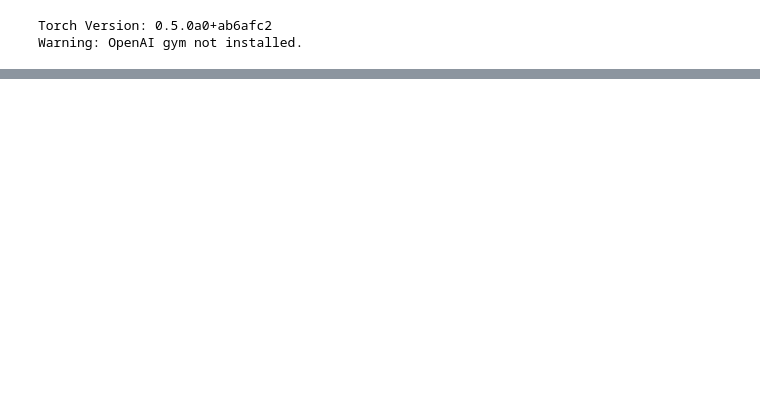
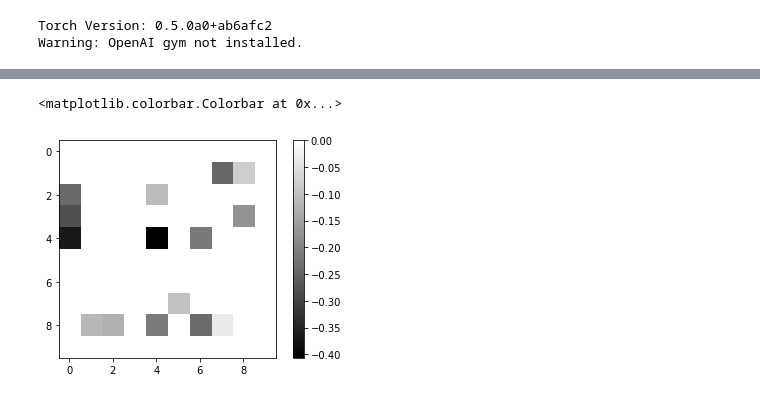
Before and after one commit to yrevar/InverseRL, a Jupyter notebook: Environments/NavigationGridWorld/NavigationGridWorld_NonLinearFeatures.ipynb, the cells around one changed output, grey strips where cells are left out. Saved outputs shown, nothing was run; the diff lists cells and outputs as text; code cells hidden in the pictures; blank space fills up the shorter version.

```diff
--- a/Environments/NavigationGridWorld/NavigationGridWorld_NonLinearFeatures.ipynb
+++ b/Environments/NavigationGridWorld/NavigationGridWorld_NonLinearFeatures.ipynb
@@ -448,0 +831,29 @@ Text(0.5,1,'Features')
+# %%
+phi = non_linear_phi
+phi_fn = lambda s: phi[s_to_idx[tuple(s)]]
+# %%
+def states_generator(trajectory):
+    return S
+
+def dynamics_generator(trajectory):
+    return T
+
+# Linear features
+class LinearRewardModel(nn.Module):
+
+    def __init__(self, phi_dim):
+        super().__init__()
+        self.w = nn.Linear(phi_dim, 1, bias=True)
+        self.tanh = nn.Tanh()
+        self.relu = nn.ReLU()
+
+    def forward(self, phi):
+        return -self.relu(-self.w(phi)) # Force R to be non-positive
+
+#     def forward(self, phi):
+#         return self.tanh(self.w(phi)) - 1 # Force R to be non-positive
+# %%
+phi_dim = len(phi_fn(S[0]))
+R_model = LinearRewardModel(phi_dim)
+# Test: non-positive R
+assert np.alltrue(np.asarray([R_model(torch.FloatTensor(x)).item() for x in np.random.uniform(-10,10,(100,phi_dim))]) <= 0)
@@ -448,0 +885,7 @@ Text(0.5,1,'Features')
+# %%
+R_grid = convert_to_grid(nvmdp, S, [R_model(phi_fn(s)).item() for s in S])
+plt.imshow(R_grid, cmap="gray")
+plt.colorbar()
+# %% [output]
+<matplotlib.colorbar.Colorbar at 0x...>
+[figure, added]
```
Also changed, not shown: parts of 29 cells of this notebook, 18 other files.
